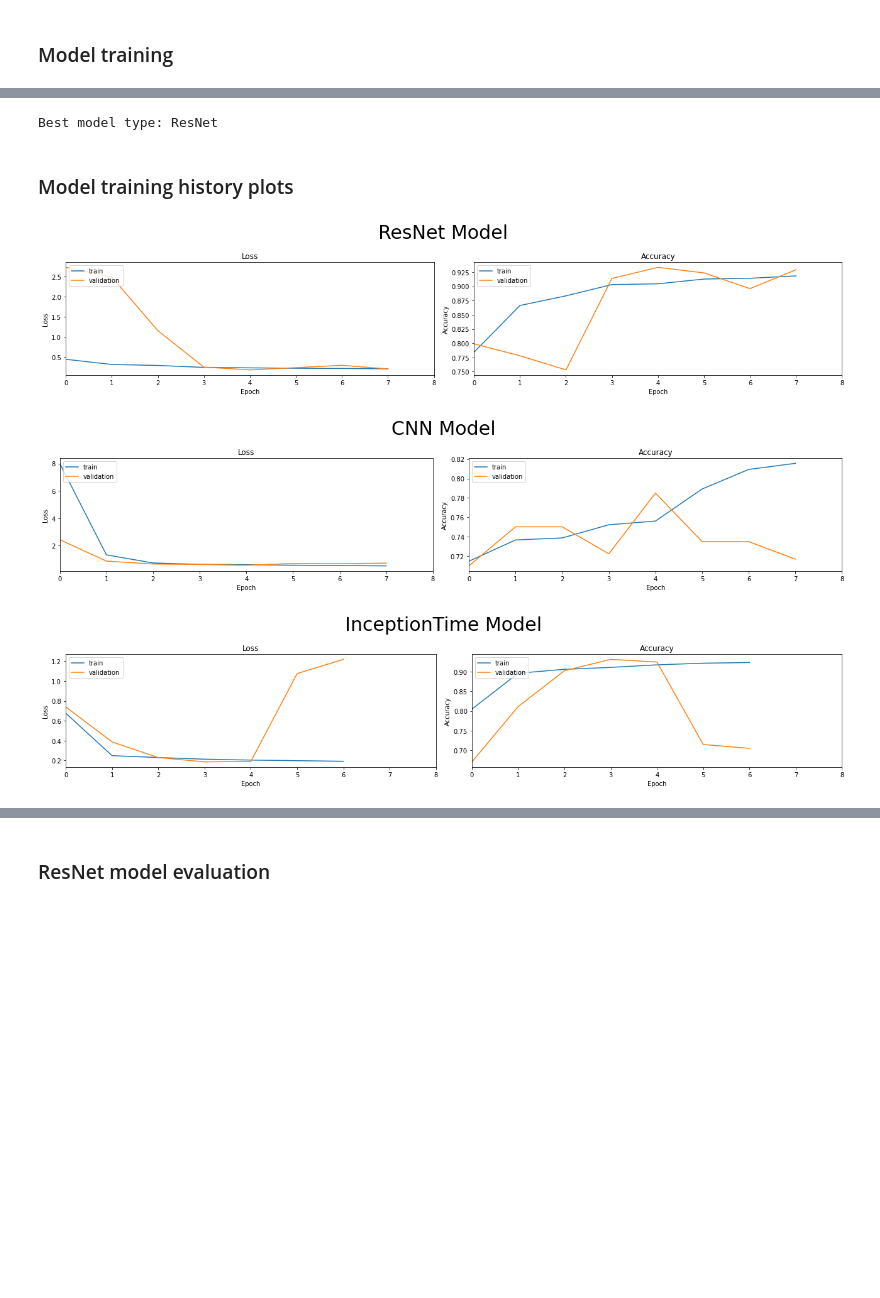
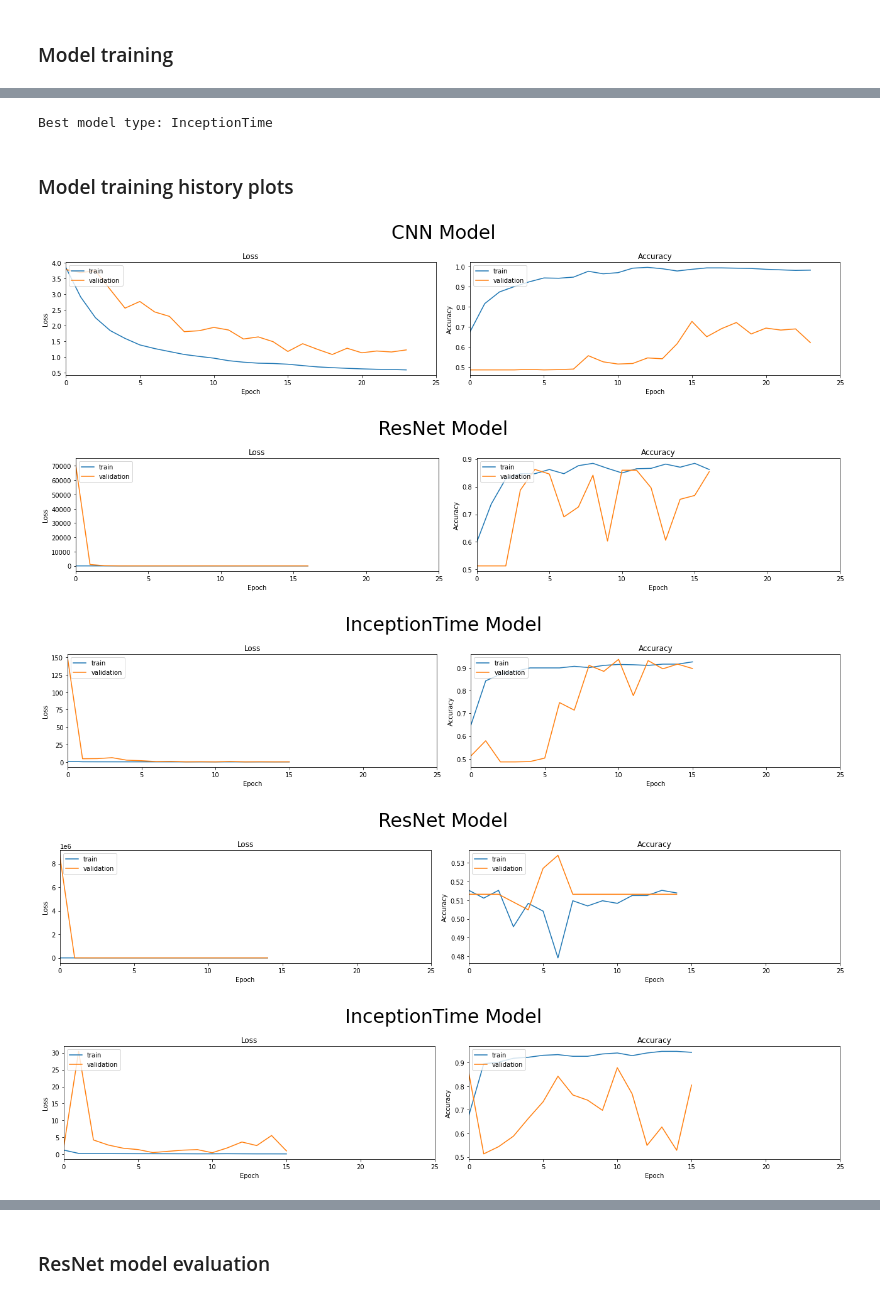
Before and after one commit to shamilnabiyev/automl-time-series, a Jupyter notebook: notebooks/ford-a-model-training.ipynb, the cells around one changed output, grey strips where cells are left out. Drawn from its saved outputs; the diff is of its cells as text; code cells hidden in the pictures; blank space fills up the shorter version.

```diff
--- a/notebooks/ford-a-model-training.ipynb
+++ b/notebooks/ford-a-model-training.ipynb
@@ -39,11 +40,15 @@ SEED=42
 # %%
 # Load train and test datasets
 X_train, y_train = load_from_tsfile("../data/FordA/FordA_TRAIN.ts", return_y=True, return_data_type="numpy3D")
+
+# Shuffle the dataset
+X_train, y_train = shuffle(X_train, y_train, random_state=SEED)
 
 # Swap axes so that Mcfly models can consume the input data
 X_train = np.swapaxes(X_train, 1, 2)
 
 X_test, y_test = load_from_tsfile("../data/FordA/FordA_TEST.ts", return_y=True, return_data_type="numpy3D")
+X_test, y_test = shuffle(X_test, y_test, random_state=SEED)
 X_test = np.swapaxes(X_test, 1, 2)
 
 # Encode labels using OneHotEncoder
@@ -103,7 +108,7 @@ model_path = os.path.join("../data/mcfly-models-forda")
 models = generate_models(
     X_train.shape,
     y_train.shape[1],
-    number_of_models=3,
+    number_of_models=5,
     metrics=["accuracy"],
     model_types=['CNN', 'ResNet', 'InceptionTime'],
 )
@@ -115,9 +120,9 @@ history, val_metrics, val_losses = train_models_on_samples(
     y_val=y_val,
     models=models,
     nr_epochs=30,
-    verbose=True,
+    verbose=False,
     model_path=model_path,
     outputfile=output_file,
-    subset_size=X_train.shape[0],
-    class_weight=class_weights
+    subset_size=int(X_train.shape[0] / 4),
+    early_stopping_patience=5,
 )
@@ -127,36 +136,38 @@ best_model, best_params, best_model_type = models[best_model_index]
 
 print("Best model type:", best_model_type)
 # %% [output]
-Best model type: ResNet
+Best model type: InceptionTime
 # %% [markdown]
 ### Model training history plots
 # %%
 model_types = list(map(lambda m: m[2],models))
 
 for i in range(len(model_types)):
     fig, (ax1, ax2) = plt.subplots(1,2, figsize=(18, 4))
 
     fig.suptitle(f"{model_types[i]} Model", fontsize=30)
 
     ax1.plot(history[i].history['loss'])
     ax1.plot(history[i].history['val_loss'])
     ax1.set_title('Loss')
     ax1.set_ylabel('Loss')
     ax1.set_xlabel('Epoch')
     ax1.legend(['train', 'validation'], loc='upper left')
-    ax1.set_xlim([0, 8])
+    ax1.set_xlim([0, 25])
 
     ax2.plot(history[i].history['accuracy'])
     ax2.plot(history[i].history['val_accuracy'])
     ax2.set_title('Accuracy')
     ax2.set_ylabel('Accuracy')
     ax2.set_xlabel('Epoch')
     ax2.legend(['train', 'validation'], loc='upper left')
-    ax2.set_xlim([0, 8])
+    ax2.set_xlim([0, 25])
 
     plt.tight_layout()
     plt.show()
 # %% [output]
-[figure, old version]
+[figure, new version]
-[figure, old version]
+[figure, new version]
-[figure, old version]
+[figure, new version]
+[figure, added]
+[figure, added]
```
Also changed, not shown: parts of 7 cells of this notebook, 2 other files.
